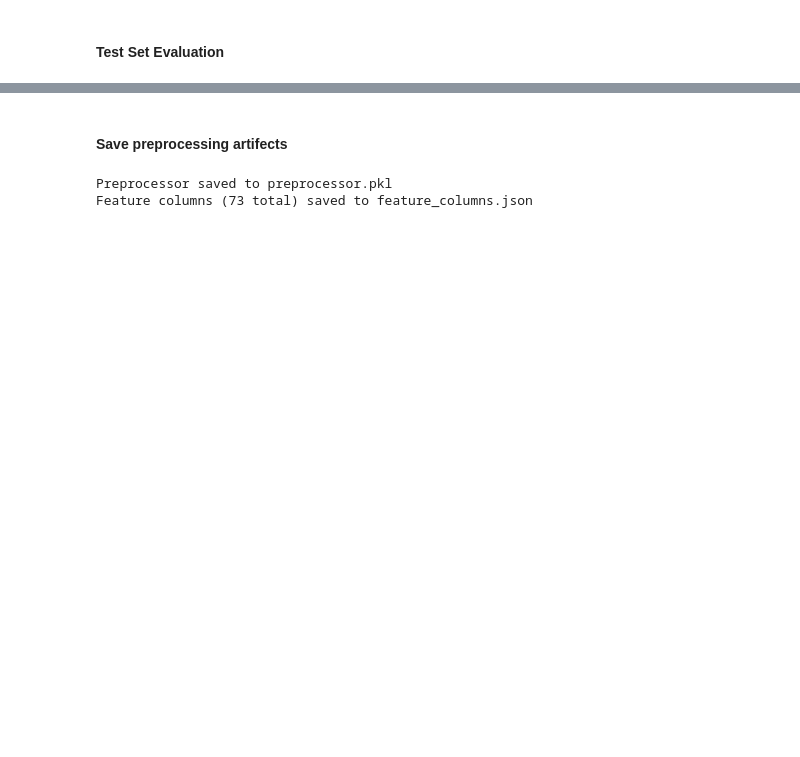
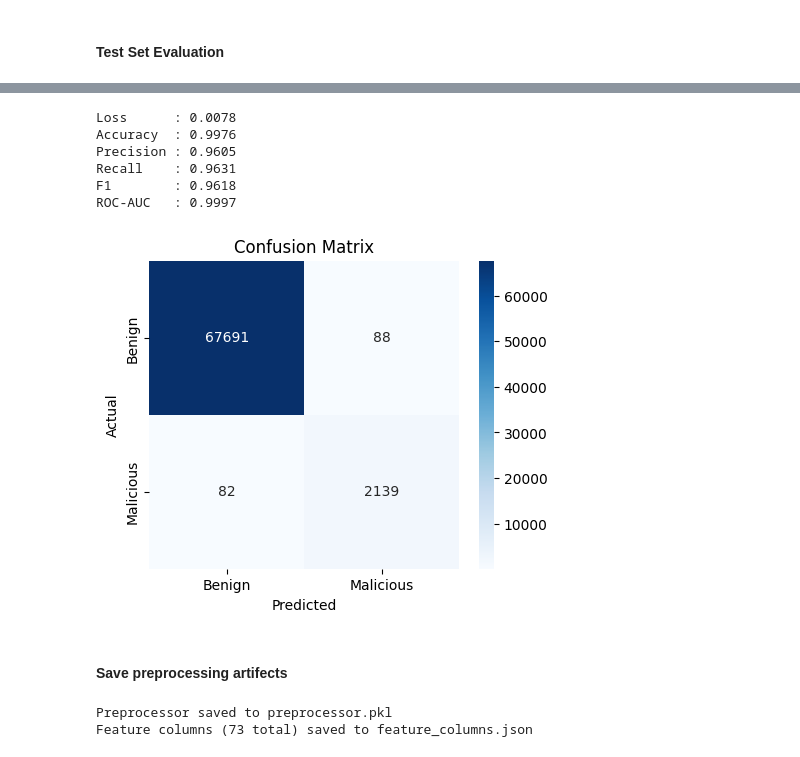
Before and after one commit to kiagunteh/deeplearningsutd, a Jupyter notebook: project.ipynb, the cells around one changed output, grey strips where cells are left out. Saved outputs shown, nothing was run; the diff lists cells and outputs as text; code cells hidden in the pictures; blank space fills up the shorter version.

```diff
--- a/project.ipynb
+++ b/project.ipynb
@@ -242,0 +269,3 @@ plot_confusion_matrix(test_stats, preds_bin, 'Confusion Matrix — Test Set')
+# %%
+xgb_model = xgb.XGBClassifier(n_estimators=100, random_state=42)
+xgb_model.fit(X_train, y_train)
@@ -243,3 +284,15 @@ plot_confusion_matrix(test_stats, preds_bin, 'Confusion Matrix — Test Set')
+# %%
+y_pred = xgb_model.predict(X_test)
+y_pred_prob = xgb_model.predict_proba(X_test)[:, 1]
+visualize_xgb_model(y_test, y_pred, y_pred_prob)
+# %% [output]
+Loss      : 0.0078
+Accuracy  : 0.9976
+Precision : 0.9605
+Recall    : 0.9631
+F1        : 0.9618
+ROC-AUC   : 0.9997
+[figure, added]
 # %% [markdown]
 #### Save preprocessing artifects
 # %%
```
Also changed, not shown: parts of 25 cells of this notebook, 11 other files.
